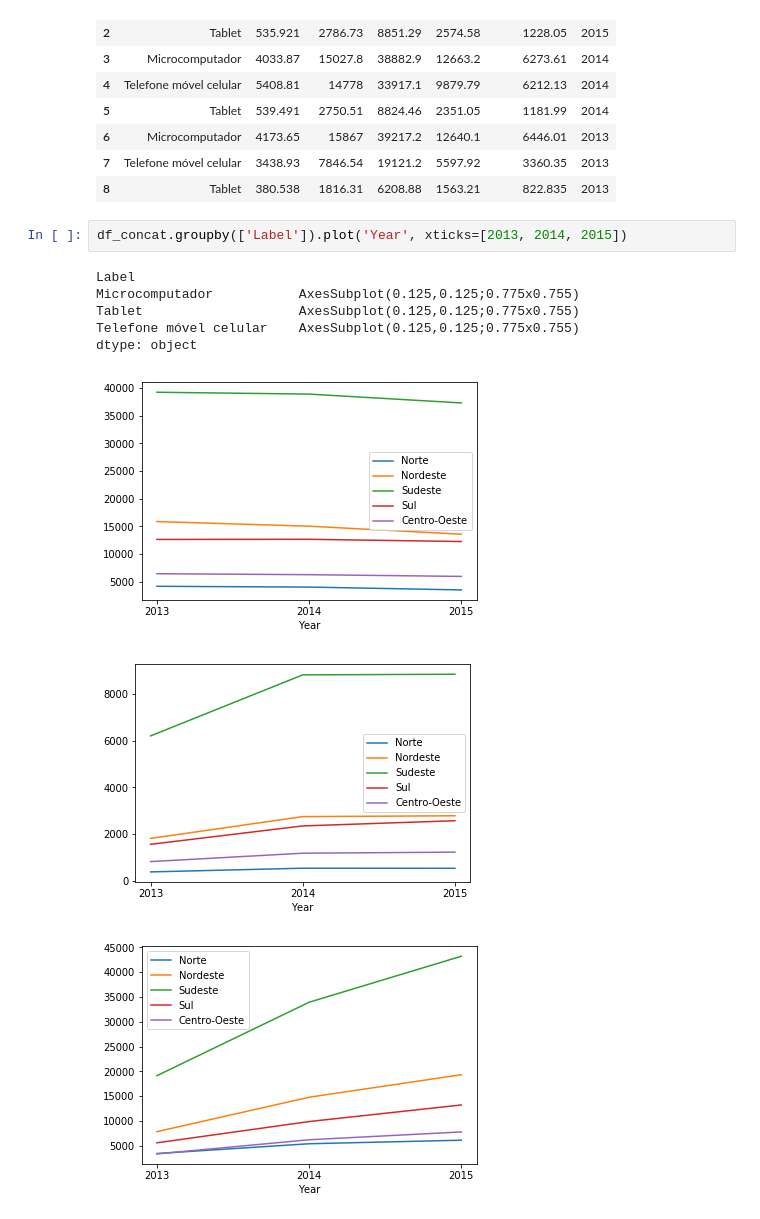
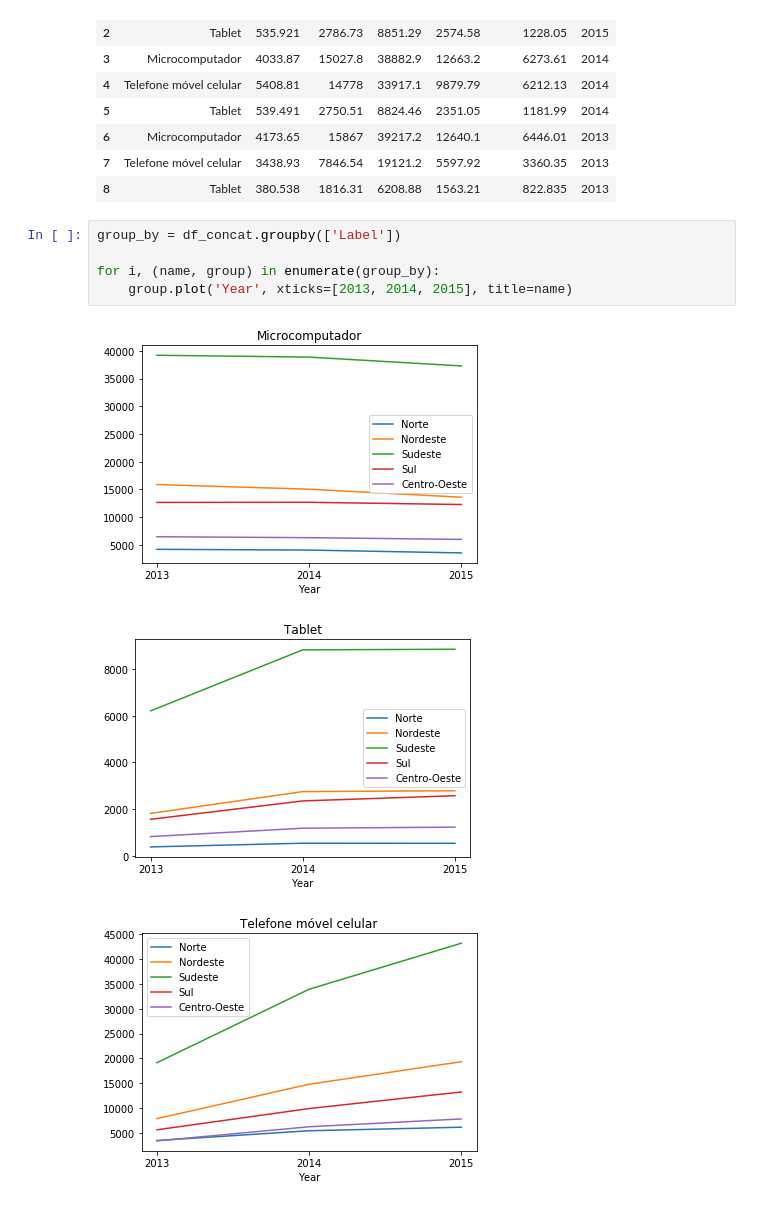
Before and after one commit to Pedalves/DataScience, a Jupyter notebook: IBGE_Internet_access.ipynb, the cells around one changed output. Drawn from its saved outputs; the diff is of its cells as text.

Commit message:
make plot even better

```diff
--- a/IBGE_Internet_access.ipynb
+++ b/IBGE_Internet_access.ipynb
@@ -161,13 +161,11 @@ df_concat
 | 7 | Telefone móvel celular | 3438.93 | 7846.54 | 19121.2 | 5597.92 | 3360.35 | 2013 |
 | 8 | Tablet | 380.538 | 1816.31 | 6208.88 | 1563.21 | 822.835 | 2013 |
 # %%
-df_concat.groupby(['Label']).plot('Year', xticks=[2013, 2014, 2015])
+group_by = df_concat.groupby(['Label'])
+
+for i, (name, group) in enumerate(group_by):
+    group.plot('Year', xticks=[2013, 2014, 2015], title=name)
 # %% [output]
-Label
-Microcomputador           AxesSubplot(0.125,0.125;0.775x0.755)
-Tablet                    AxesSubplot(0.125,0.125;0.775x0.755)
-Telefone móvel celular    AxesSubplot(0.125,0.125;0.775x0.755)
-dtype: object
-[figure, old version]
+[figure, new version]
-[figure, old version]
+[figure, new version]
-[figure, old version]
+[figure, new version]
```
